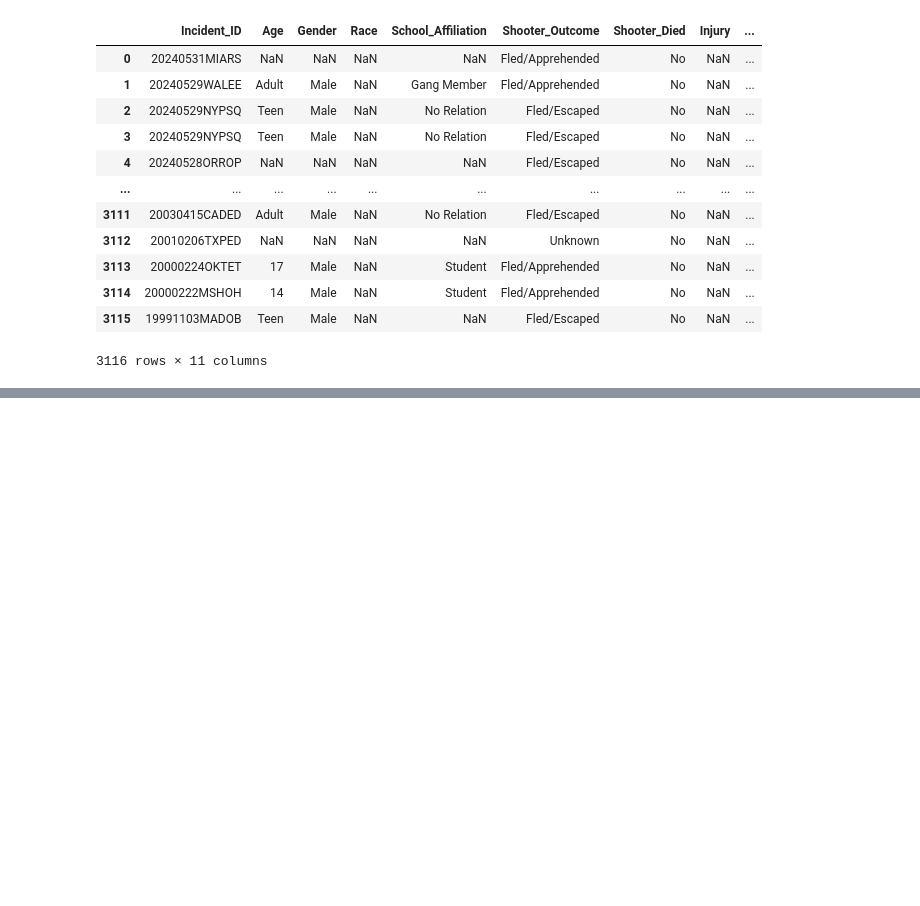
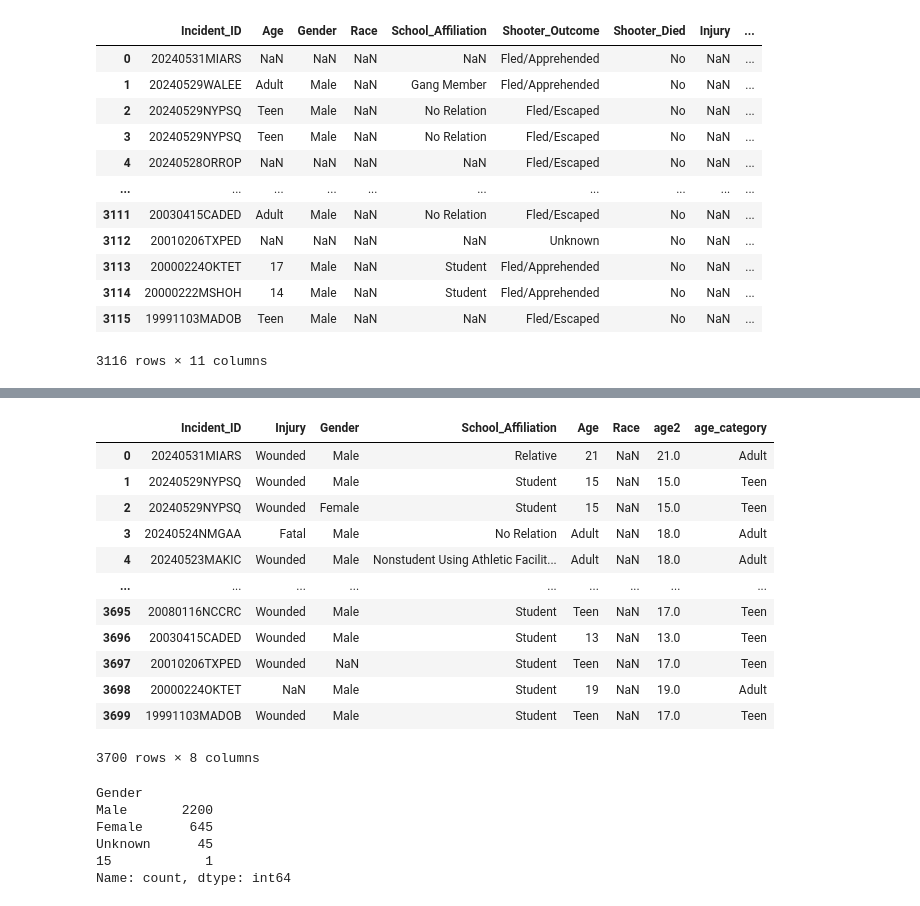
Before and after one commit to AdellAD4/U.S._Gun_Violence_DA11_Capstone_Project, a Jupyter notebook: notebooks/AAD_DA11_Capstone.ipynb, the cells around one changed output, grey strips where cells are left out. Drawn from its saved outputs; the diff is of its cells as text; code cells hidden in the pictures; blank space fills up the shorter version.

Commit message:
Working on school shooting victims charts in PBI

```diff
--- a/notebooks/AAD_DA11_Capstone.ipynb
+++ b/notebooks/AAD_DA11_Capstone.ipynb
@@ -1187,0 +1227,47 @@ school_shootersdf.to_csv(r'C:\Users\adaly\DA11\DA11\Capstone\U.S._Gun_Violence_D
+# %%
+def age_clean(age):
+    if age =="Teen":
+        return "17"
+    if age =="Adult":
+        return "18"
+    if age =="Child":
+        return "12"
+    if age =="Will Holmes":
+        return ""
+    if age =="Officer":
+        return"18"
+    if age =="Adut":
+        return"18"
+    else:
+        return(age)
+# %%
+victimsdf['age2'] = victimsdf['Age'].apply(lambda x: age_clean(x))
+# %%
+victimsdf['age2'] = pd.to_numeric(victimsdf['age2'])
+# %%
+def ages(age):
+    if age <=12:
+        return "Child"
+    if  13<= age <=17:
+        return "Teen"
+    if age >=18:
+        return "Adult"
+    if type(age)==str:
+        return
+# %%
+victimsdf['age_category'] = victimsdf['age2'].apply(lambda x: ages(x))
+victimsdf
+# %% [output]
+|  | Incident_ID | Injury | Gender | School_Affiliation | Age | Race | age2 | age_category |
+| 0 | 20240531MIARS | Wounded | Male | Relative | 21 | NaN | 21.0 | Adult |
+| 1 | 20240529NYPSQ | Wounded | Male | Student | 15 | NaN | 15.0 | Teen |
+| 2 | 20240529NYPSQ | Wounded | Female | Student | 15 | NaN | 15.0 | Teen |
+| 3 | 20240524NMGAA | Fatal | Male | No Relation | Adult | NaN | 18.0 | Adult |
+| 4 | 20240523MAKIC | Wounded | Male | Nonstudent Using Athletic Facilit... | Adult | NaN | 18.0 | Adult |
+| ... | ... | ... | ... | ... | ... | ... | ... | ... |
+| 3695 | 20080116NCCRC | Wounded | Male | Student | Teen | NaN | 17.0 | Teen |
+| 3696 | 20030415CADED | Wounded | Male | Student | 13 | NaN | 13.0 | Teen |
+| 3697 | 20010206TXPED | Wounded | NaN | Student | Teen | NaN | 17.0 | Teen |
+| 3698 | 20000224OKTET | NaN | Male | Student | 19 | NaN | 19.0 | Adult |
+| 3699 | 19991103MADOB | Wounded | Male | Student | Teen | NaN | 17.0 | Teen |
+3700 rows × 8 columns
@@ -1187,0 +1276,9 @@ school_shootersdf.to_csv(r'C:\Users\adaly\DA11\DA11\Capstone\U.S._Gun_Violence_D
+# %%
+victimsdf['Gender'].value_counts()
+# %% [output]
+Gender
+Male       2200
+Female      645
+Unknown      45
+15            1
+Name: count, dtype: int64
```
Also changed, not shown: parts of 5 cells of this notebook, 1 other file.
